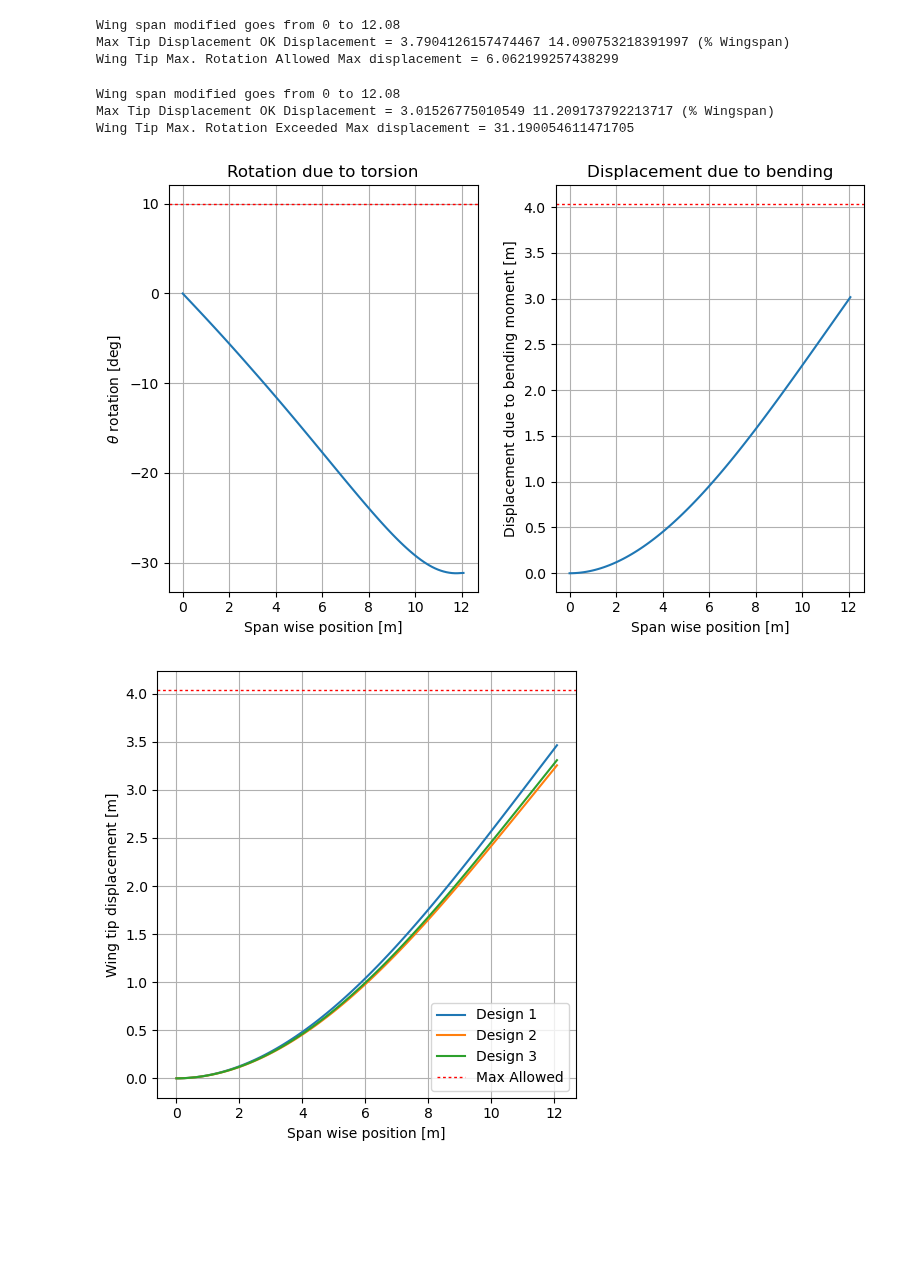
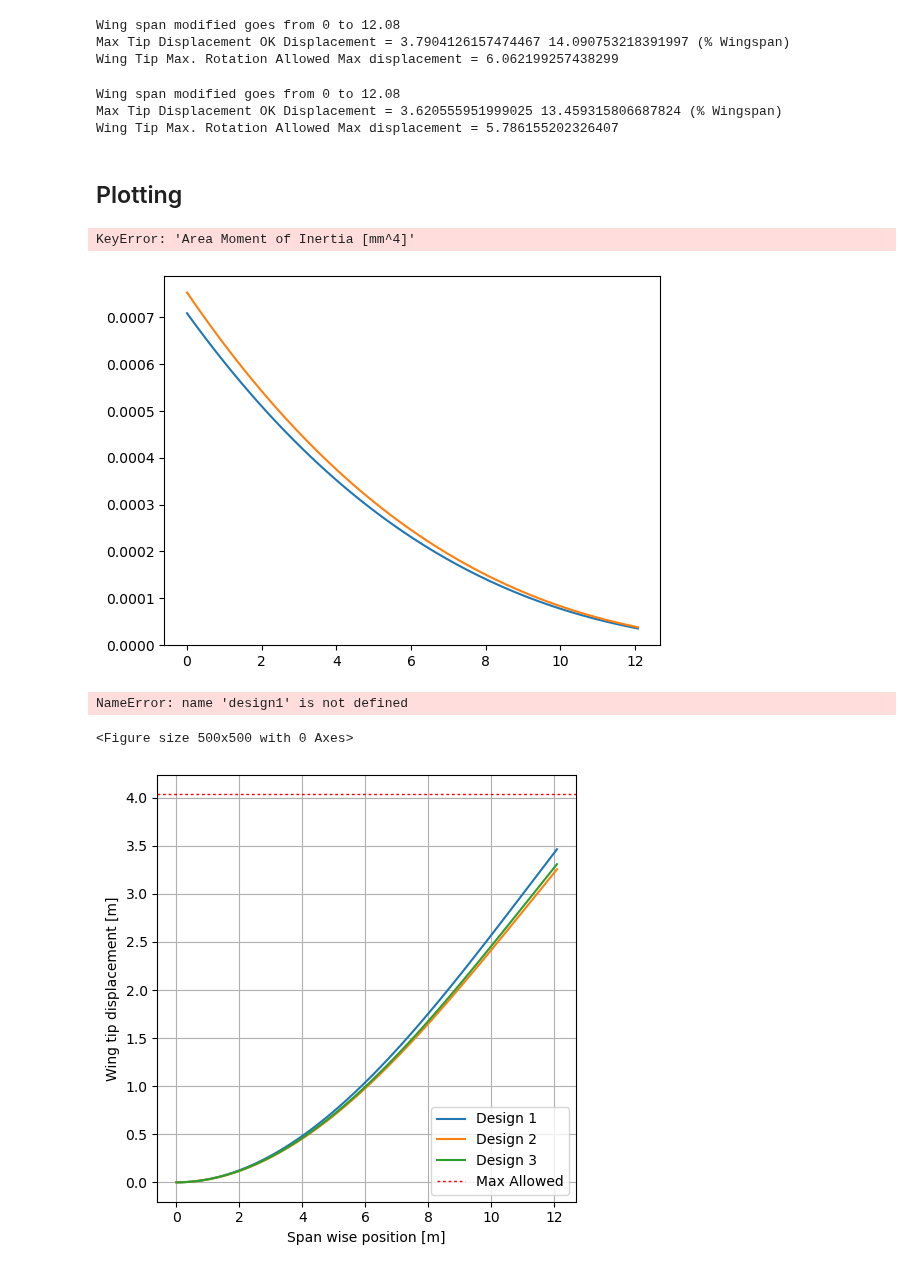
Before and after one commit to federicoangioni/AE2111-I-Aerospace-System-Design, a Jupyter notebook: WP4-5/main_faster.ipynb, the cells around one changed output. Cells and saved outputs as stored; diff of their text form; code cells hidden in the pictures; blank space fills up the shorter version.

```diff
--- a/WP4-5/main_faster.ipynb
+++ b/WP4-5/main_faster.ipynb
@@ -62,3 +62,25 @@ df = wingbox.deflections
 Wing span modified goes from 0 to 12.08
 Max Tip Displacement OK Displacement = 3.7904126157474467 14.090753218391997 (% Wingspan)
 Wing Tip Max. Rotation Allowed Max displacement = 6.062199257438299
+# %%
+import pandas as pd
+wingbox = WingBox(c_r= c_r, c_t = None, wingspan=b, area_factor_flanges=12, intersection= intersection, tr= tr, t_spar= 0.006, t_caps= 0.004)
+
+stringers =[16, 1, 'L', {'base': 30e-3, 'height': 30e-3, 'thickness base': 3e-3, 'thickness height': 3e-3}]
+# [20, 1, 'L', {'base': 30e-3, 'height': 30e-3, 'thickness base': 2e-3, 'thickness height': 2e-3}]
+# [8, 1, 'I', {'base':, 'top':, 'web height':, 'thickness top':, 'thickness web':, 'thickness base':}]
+# if I stringer chosen use this
+#
+wingbox.show(wingbox.z, loads= [g_moment, g_torque], moduli= [E, G], stringers= stringers, limits=[0, 10], plot= False, degrees= True,
+             save=False, filename=None)
+# if you wanna save the plot just set save=True and put some filename.png i.e. filename= 'thickness2.png'
+df = wingbox.deflections
+
+# df.to_csv('option925.csv')
+# saving all data in a pandas dataframe to plot successively
+# %% [output]
+Wing span modified goes from 0 to 12.08
+Max Tip Displacement OK Displacement = 3.620555951999025 13.459315806687824 (% Wingspan)
+Wing Tip Max. Rotation Allowed Max displacement = 5.786155202326407
+# %% [markdown]
+## Plotting
@@ -65,3 +90,22 @@ Wing Tip Max. Rotation Allowed Max displacement = 6.062199257438299
+# %%
+design1 = pd.read_csv('deflections/option8-1.csv')
+design2 = pd.read_csv('deflections/option5-1.csv')
+
+design3 = pd.read_csv('deflections/option9-1.csv')
+# %%
+plt.plot(design1['z location [m]'], design1['Area Moment of Inertia [mm^4]'], label='Design 1: I stringers')
+plt.plot(design2['z location [m]'], design2['Area Moment of Inertia [mm^4]'], label='Design 2: I stringers')
+plt.plot(design3['z location [m]'], design3['Area Moment of Inertia [mm^4]'], label='Design 3: L stringers')
+plt.xlabel('Span wise position [m]')
+plt.ylabel(r'Area moment of inertia [m$^4$]')
+plt.grid()
+plt.legend()
+#plt.tight_layout()
+plt.savefig('Areamomentofinertia.svg')
+plt.show()
+# %% [output]
+KeyError: 'Area Moment of Inertia [mm^4]'
+[figure, added]
 # %%
 import matplotlib.pyplot as plt
 import numpy as np
@@ -81,10 +125,8 @@ plt.tight_layout()
 plt.savefig('designs\\g-1rotation.svg')
 plt.show()
 # %% [output]
-Wing span modified goes from 0 to 12.08
-Max Tip Displacement OK Displacement = 3.01526775010549 11.209173792213717 (% Wingspan)
-Wing Tip Max. Rotation Exceeded Max displacement = 31.190054611471705
+NameError: name 'design1' is not defined
-[figure, removed]
+<Figure size 500x500 with 0 Axes>
 # %%
 plt.figure(figsize=(5, 5))
 plt.plot(design1['z location [m]'], design1['Displacement [m]'], label='Design 1')
```
Also changed, not shown: parts of 1 cell of this notebook.
